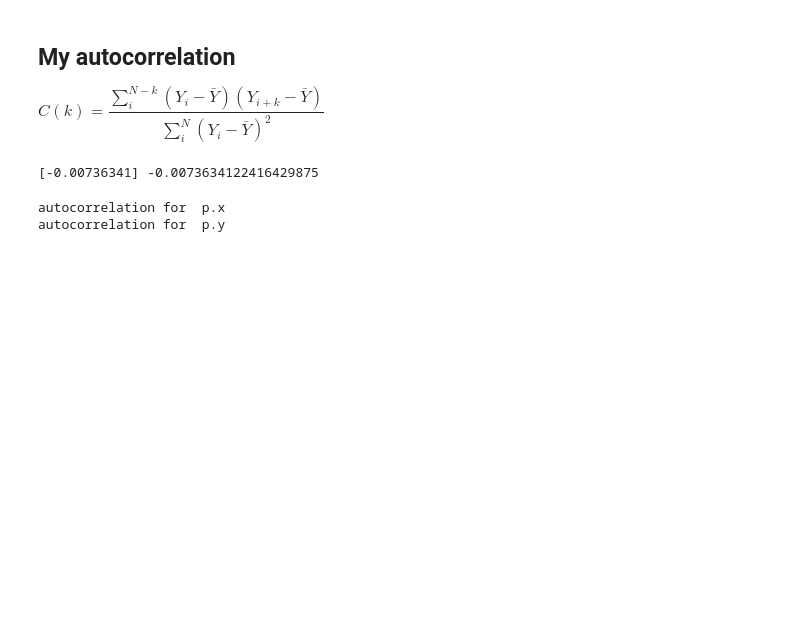
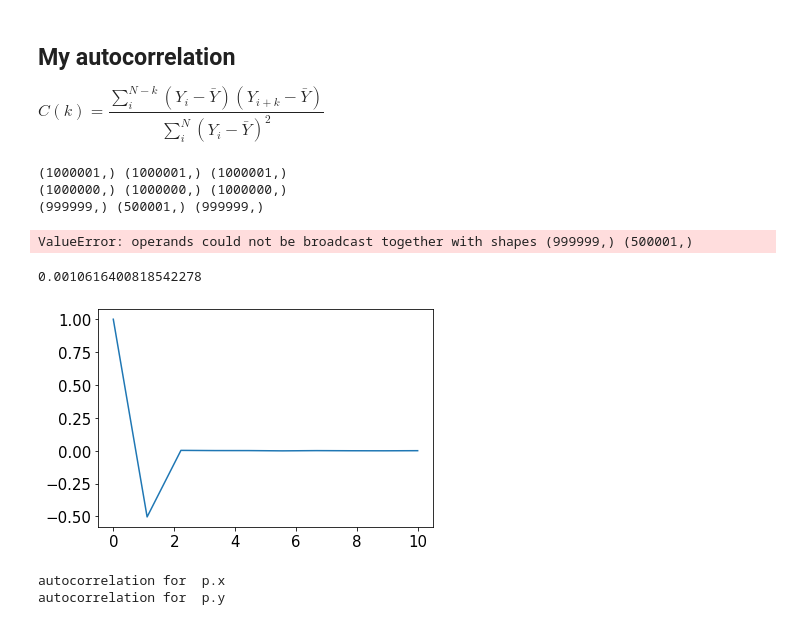
Before and after one commit to nicolopedrani/Hyper-TICA, a Jupyter notebook: Toy_Model/Unbias.ipynb, the cells around one changed output. Cells and saved outputs as stored; diff of their text form; code cells hidden in the pictures; blank space fills up the shorter version.

```diff
--- a/Toy_Model/Unbias.ipynb
+++ b/Toy_Model/Unbias.ipynb
@@ -236,12 +254,34 @@ def my_autocorrelation(x,lag):
     return autocorr
 # %%
 x = load_dataframe("unbias/COLVAR").filter(regex="^p.x").to_numpy()[:]
-data = load_dataframe("unbias/COLVAR")
-lag = 1
-autocorr = my_autocorrelation(x,lag)
-print(autocorr, data["p.x"][:].autocorr(lag))
+autocorr = np.empty(0)
+for k in range(10):
+    res = my_autocorrelation(x,k)
+    autocorr = np.append(autocorr,res)
+
+plt.plot(np.linspace(0,10,10),autocorr)
 # %% [output]
-[-0.00736341] -0.0073634122416429875
+(1000001,) (1000001,) (1000001,)
+(1000000,) (1000000,) (1000000,)
+(999999,) (500001,) (999999,)
+ValueError: operands could not be broadcast together with shapes (999999,) (500001,)
+# %%
+dt = 0.005
+velocity = np.array( [ (x[i+1]-x[i])/dt for i in range(len(x)-1) ] )
+autocorr = np.empty(0)
+N = 10
+for k in range(N):
+    res = my_autocorrelation(velocity,k)
+    autocorr = np.append(autocorr,res)
+
+plt.plot(np.linspace(0,N,N),autocorr)
+#-- dim is the dimensionality of the system --#
+dim = 2
+D = (1/dim)*integrate.trapz(np.linspace(0,N,N),autocorr)
+print(D)
+# %% [output]
+0.0010616400818542278
+[figure, added]
 # %%
 fig,axs = plt.subplots(1,2,figsize=(14,5))#,sharey=True)
 
```
Also changed, not shown: parts of 1 cell of this notebook, 7 other files.
